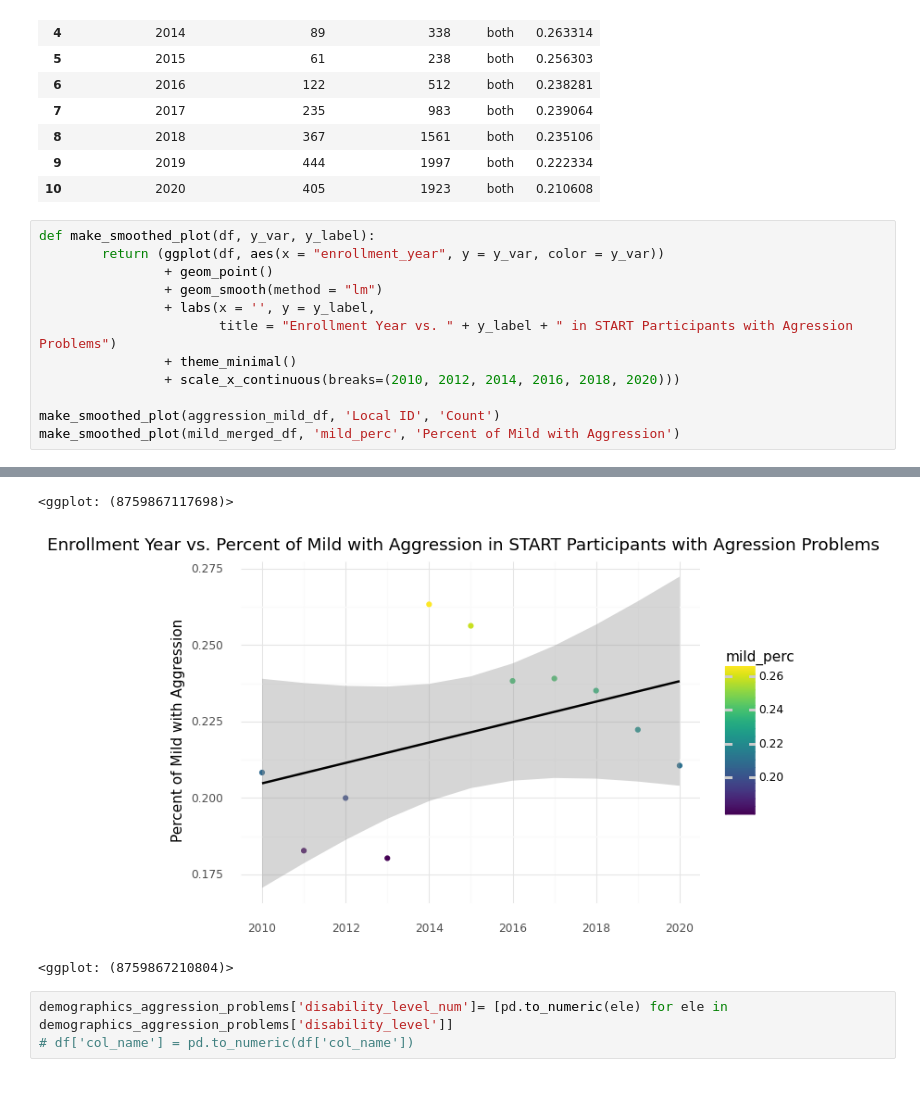
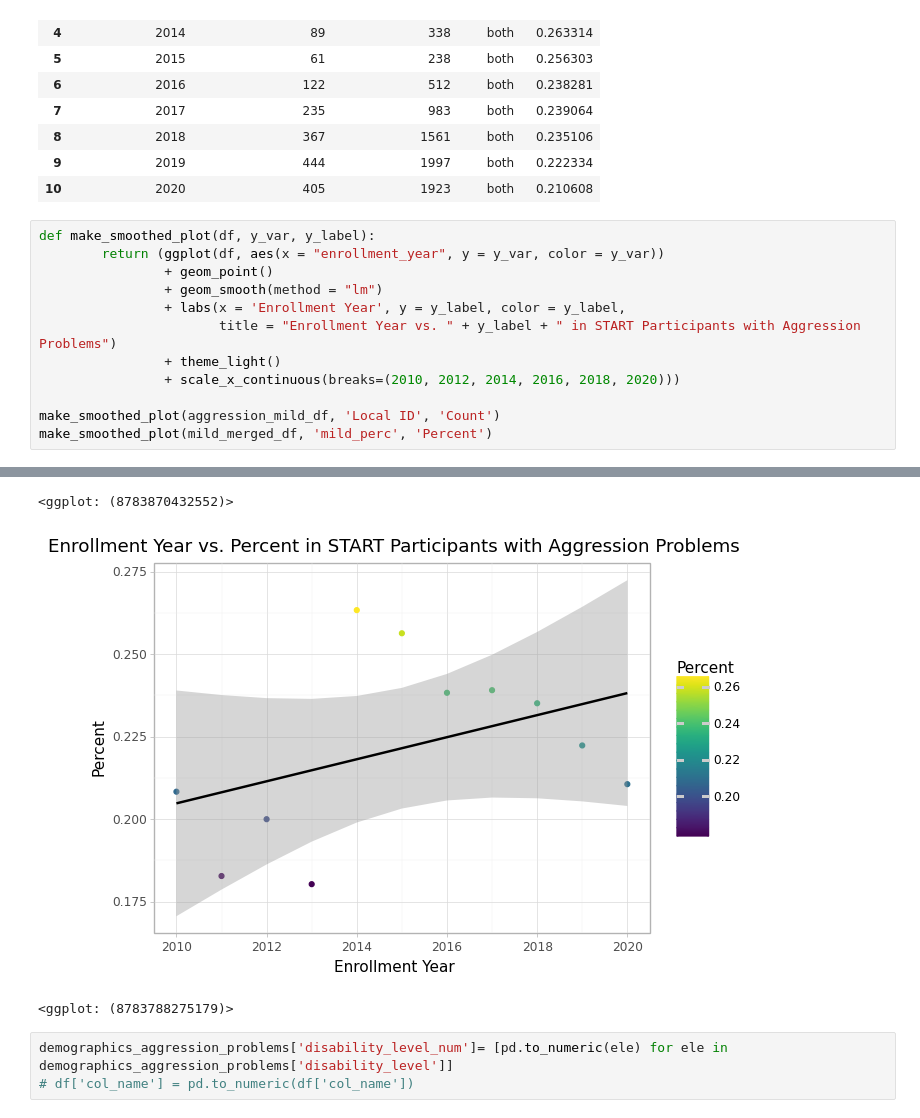
Before and after one commit to aimenabdulaziz/qss_final_project, a Jupyter notebook: code/01_data_cleaning_and_merging.ipynb, the cells around one changed output, grey strips where cells are left out. Drawn from its saved outputs; the diff is of its cells as text; blank space fills up the shorter version.

Commit message:
updated the labels for the regression plots

```diff
--- a/code/01_data_cleaning_and_merging.ipynb
+++ b/code/01_data_cleaning_and_merging.ipynb
@@ -668,11 +668,11 @@ def make_smoothed_plot(df, y_var, y_label):
         return (ggplot(df, aes(x = "enrollment_year", y = y_var, color = y_var))
                 + geom_point()
                 + geom_smooth(method = "lm")
-                + labs(x = '', y = y_label,
-                       title = "Enrollment Year vs. " + y_label + " in START Participants with Agression Problems")
-                + theme_minimal()
+                + labs(x = 'Enrollment Year', y = y_label, color = y_label,
+                       title = "Enrollment Year vs. " + y_label + " in START Participants with Aggression Problems")
+                + theme_light()
                 + scale_x_continuous(breaks=(2010, 2012, 2014, 2016, 2018, 2020)))
 
 make_smoothed_plot(aggression_mild_df, 'Local ID', 'Count')
-make_smoothed_plot(mild_merged_df, 'mild_perc', 'Percent of Mild with Aggression')
+make_smoothed_plot(mild_merged_df, 'mild_perc', 'Percent')
 # %% [output]
@@ -680,6 +680,6 @@ make_smoothed_plot(mild_merged_df, 'mild_perc', 'Percent of Mild with Aggression
-<ggplot: (8759867117698)>
+<ggplot: (8783870432552)>
-[figure, old version]
+[figure, new version]
-<ggplot: (8759867210804)>
+<ggplot: (8783788275179)>
 # %%
 demographics_aggression_problems['disability_level_num']= [pd.to_numeric(ele) for ele in demographics_aggression_problems['disability_level']]
 # df['col_name'] = pd.to_numeric(df['col_name'])
```
Also changed, not shown: parts of 8 cells of this notebook.
